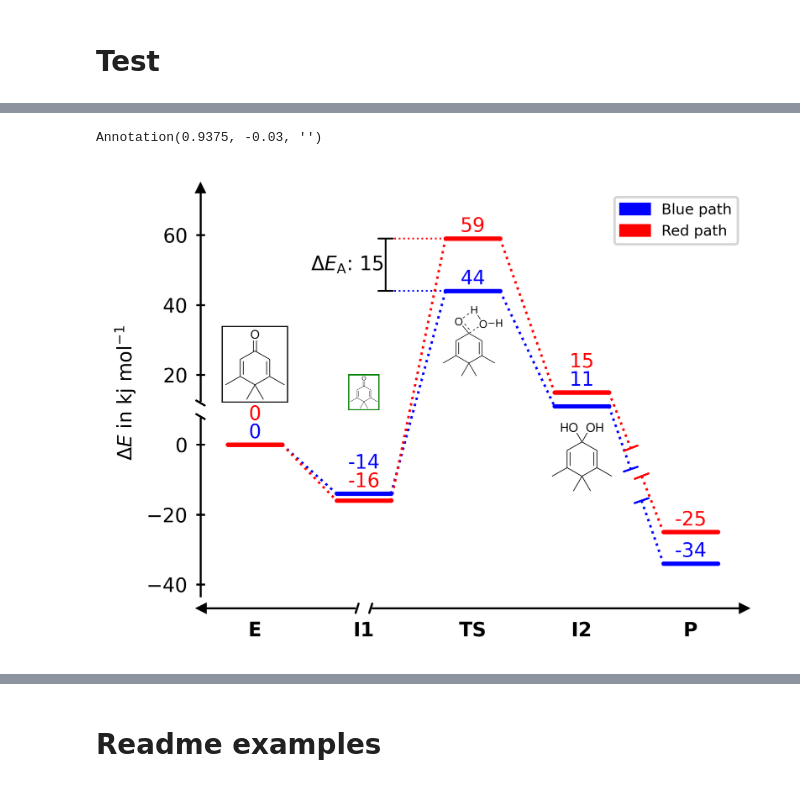
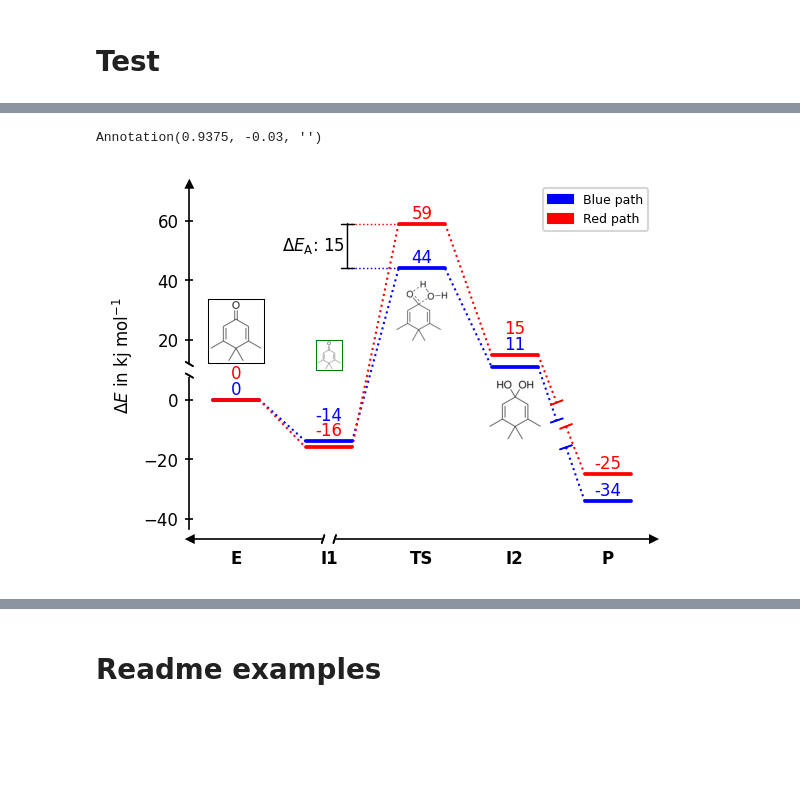
Before and after one commit to Tonner-Zech-Group/chem-diagrams, a Jupyter notebook: examples/test_use.ipynb, the cells around one changed output, grey strips where cells are left out. Saved outputs shown, nothing was run; the diff lists cells and outputs as text; code cells hidden in the pictures; blank space fills up the shorter version.

```diff
--- a/examples/test_use.ipynb
+++ b/examples/test_use.ipynb
@@ -161,14 +161,14 @@ y_data_2 = [0,-16,59,15,-25]
 
 dia = EnergyDiagram(
     style="twosided",
-    dpi=600,
+    dpi=150,
     )
 
 dia.add_xaxis_break(1, gap_scale=1, stopper_scale=1, angle=-30)
 
 dia.add_yaxis_break(10)
 
-
+dia.set_xlabels(["E", "I1", "TS", "I2", "P"])
 
 
 dia.draw_path(
@@ -202,7 +202,6 @@ dia.draw_difference_bar(
 dia.bars[0].whisker_1.set_color("blue")
 
 
-dia.set_xlabels(["E", "I1", "TS", "I2", "P"])
 dia.legend(fontsize=6)
 dia.ax.set_ylabel(r"$\Delta E$ in kj mol$^{-1}$", fontsize=8)
 
@@ -224,34 +223,35 @@ dia.add_image_series_in_plot(
     y_placement="auto"
 )
 
 dia.add_numbers_auto(fontsize=8)
 
 dia.add_image_in_plot(
     penguin,
     (1, 10),
     vertical_alignment="bottom",
     height=10,
     framed=True,
     frame_color="green"
 )
 
 margins = dia._layout_manager.adjust_xy_limits(
     dia._path_manager.path_data
 )
 figsize = dia._layout_manager.scale_figure(
     dia._path_manager.path_data
 )
 
 
 print(ann := dia.ax_objects.xaxis_breaks["1.0"].stopper_1)
 
 
 
 
+
 dia.show()
 # %% [output]
 Annotation(0.9375, -0.03, '')
-[figure, old version]
+[figure, new version]
 # %%
 from chemdiagrams import EnergyDiagram
 
```
Also changed, not shown: parts of 10 cells of this notebook, 11 other files.
